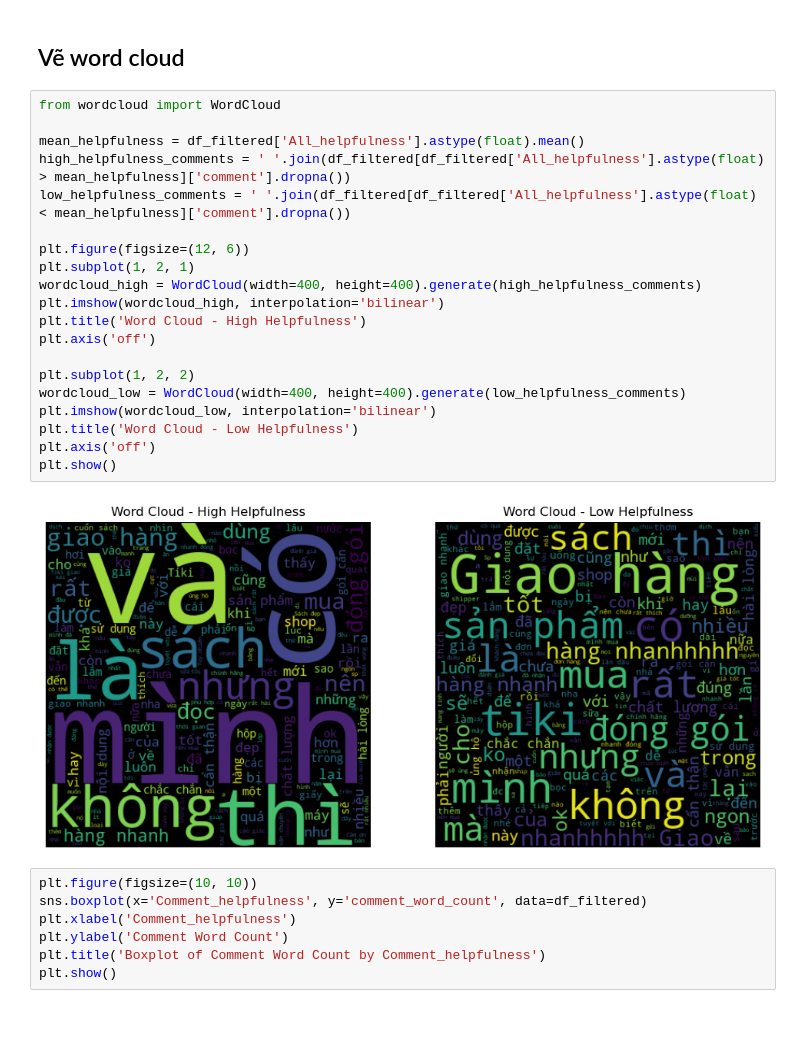
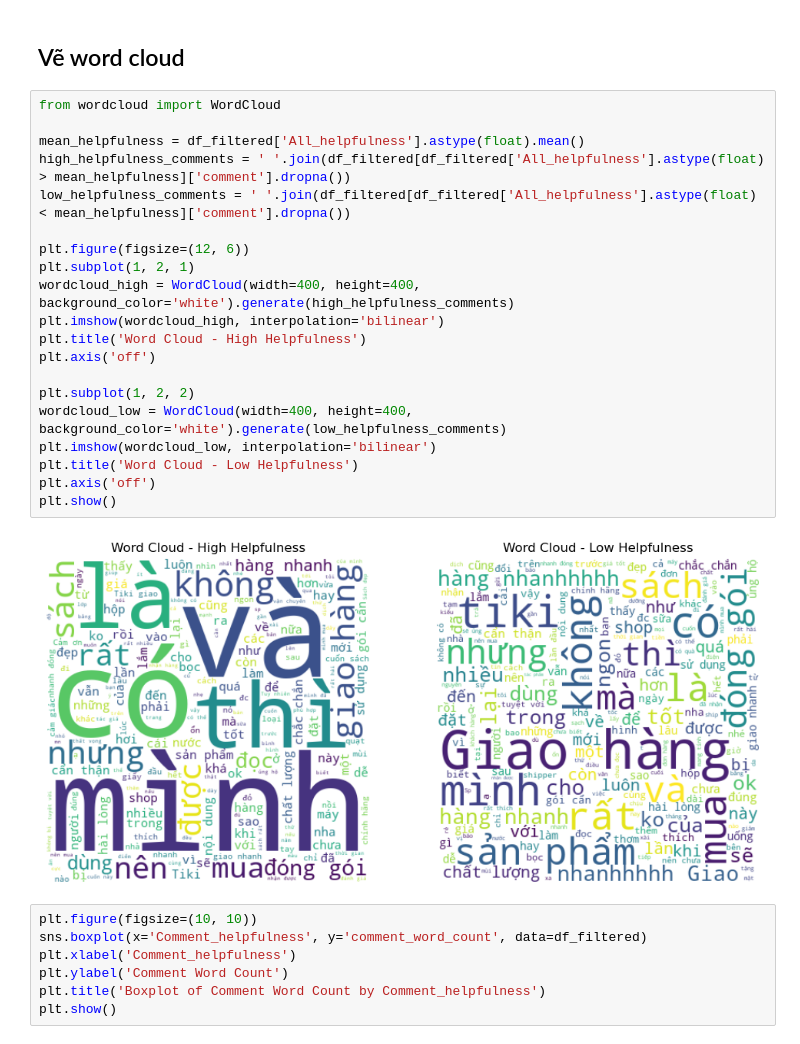
Before and after one commit to fountainhead-2207/Project-DS108-102-107, a Jupyter notebook: Data Processing/Data/Gold Data/EDA.ipynb, the cells around one changed output. Drawn from its saved outputs; the diff is of its cells as text.

```diff
--- a/Data Processing/Data/Gold Data/EDA.ipynb
+++ b/Data Processing/Data/Gold Data/EDA.ipynb
@@ -110,25 +110,25 @@ plt.show()
 # %%
 from wordcloud import WordCloud
 
 mean_helpfulness = df_filtered['All_helpfulness'].astype(float).mean()
 high_helpfulness_comments = ' '.join(df_filtered[df_filtered['All_helpfulness'].astype(float) > mean_helpfulness]['comment'].dropna())
 low_helpfulness_comments = ' '.join(df_filtered[df_filtered['All_helpfulness'].astype(float) < mean_helpfulness]['comment'].dropna())
 
 plt.figure(figsize=(12, 6))
 plt.subplot(1, 2, 1)
-wordcloud_high = WordCloud(width=400, height=400).generate(high_helpfulness_comments)
+wordcloud_high = WordCloud(width=400, height=400, background_color='white').generate(high_helpfulness_comments)
 plt.imshow(wordcloud_high, interpolation='bilinear')
 plt.title('Word Cloud - High Helpfulness')
 plt.axis('off')
 
 plt.subplot(1, 2, 2)
-wordcloud_low = WordCloud(width=400, height=400).generate(low_helpfulness_comments)
+wordcloud_low = WordCloud(width=400, height=400, background_color='white').generate(low_helpfulness_comments)
 plt.imshow(wordcloud_low, interpolation='bilinear')
 plt.title('Word Cloud - Low Helpfulness')
 plt.axis('off')
 plt.show()
 # %% [output]
-[figure, old version]
+[figure, new version]
 # %%
 plt.figure(figsize=(10, 10))
 sns.boxplot(x='Comment_helpfulness', y='comment_word_count', data=df_filtered)
```
Also changed, not shown: parts of 6 cells of this notebook, 22 other files.
